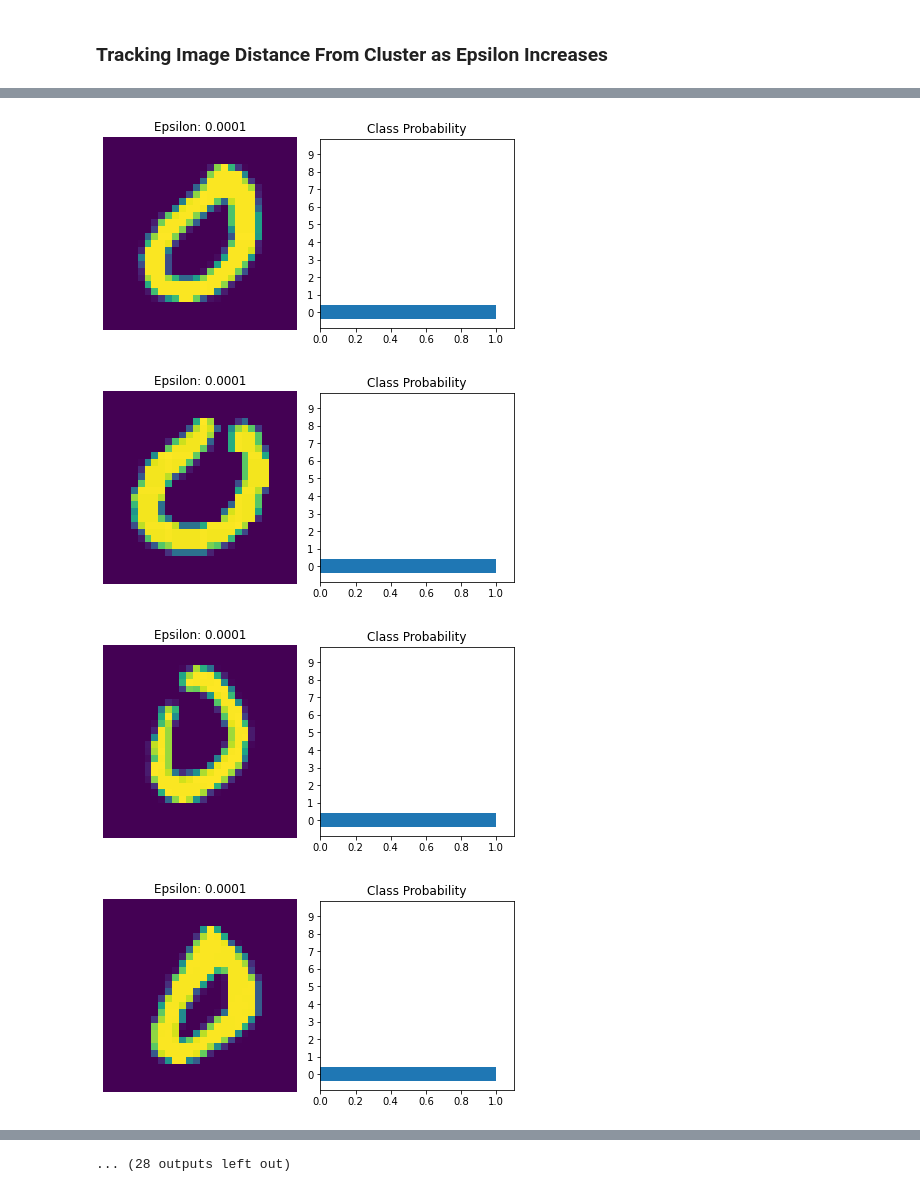
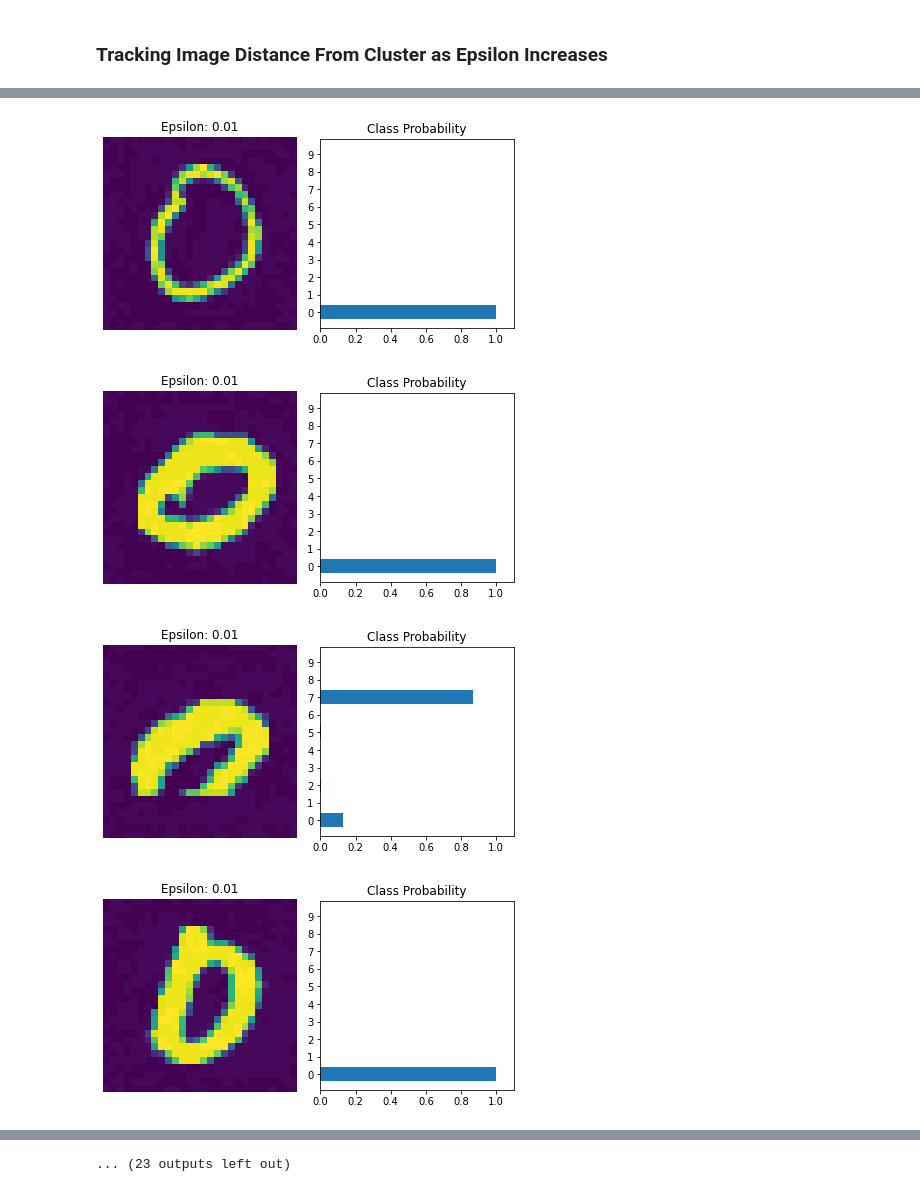
Before and after one commit to aranganath/Adversarial, a Jupyter notebook: tsne_magnitude_of_adversarial_noise_visualization.ipynb, the cells around one changed output, grey strips where cells are left out. Drawn from its saved outputs; the diff is of its cells as text; code cells hidden in the pictures.

```diff
--- a/tsne_magnitude_of_adversarial_noise_visualization.ipynb
+++ b/tsne_magnitude_of_adversarial_noise_visualization.ipynb
@@ -279,15 +145,15 @@ def high_confidence_misclassified_sample_index(clean_outputs, adv_outputs, label
 curr_digit = 0
 eps = 3e-2
 
-loader, labels = one_vs_all_dataloader(X_test, y_test, curr_digit)
+loader, labels = utils.one_vs_all_dataloader(X_test, y_test, curr_digit)
 
 # Generate adversarial samples
-adv_data = add_adversarial_noise(model, loader, eps=eps)
-adv_loader, _ = one_vs_all_dataloader(adv_data, y_test, curr_digit)
+adv_data = utils.add_adversarial_noise(model, loader, eps=eps)
+adv_loader, _ = utils.one_vs_all_dataloader(adv_data, y_test, curr_digit)
 
 # Get model outputs for clean and adversarial data
-clean_outputs = get_network_outputs(model, loader)
-adv_outputs = get_network_outputs(model, adv_loader)
+clean_outputs = utils.get_network_outputs(model, loader)
+adv_outputs = utils.get_network_outputs(model, adv_loader)
 
 interval_indices = model_confidence_intervals(clean_outputs, adv_outputs, labels, curr_digit)
 # %%
@@ -310,6 +176,6 @@ print(intervals_data.shape)
 (10005, 10)
 # %%
 for i, conf_interval in enumerate(intervals):
-    view_classify(torch.from_numpy(X_test[interval_indices[conf_interval][0]]), torch.from_numpy(np.exp(intervals_data[interval_indices[conf_interval][0]])))
-    view_classify(torch.from_numpy(adv_data[interval_indices[conf_interval][0]]), torch.from_numpy(np.exp(intervals_data[interval_indices[conf_interval][1]])))
+    utils.view_classify(torch.from_numpy(X_test[interval_indices[conf_interval][0]]), torch.from_numpy(np.exp(intervals_data[interval_indices[conf_interval][0]])))
+    utils.view_classify(torch.from_numpy(adv_data[interval_indices[conf_interval][0]]), torch.from_numpy(np.exp(intervals_data[interval_indices[conf_interval][1]])))
 # %% [output]
@@ -347,15 +213,15 @@ plt.legend()
 curr_digit = 0
 eps = 3e-2
 
-loader, labels = one_vs_all_dataloader(X_test, y_test, curr_digit)
+loader, labels = utils.one_vs_all_dataloader(X_test, y_test, curr_digit)
 
 # Generate adversarial samples
-adv_data = add_adversarial_noise(model, loader, eps=eps)
-adv_loader, _ = one_vs_all_dataloader(adv_data, y_test, curr_digit)
+adv_data = utils.add_adversarial_noise(model, loader, eps=eps)
+adv_loader, _ = utils.one_vs_all_dataloader(adv_data, y_test, curr_digit)
 
 # Get model outputs for clean and adversarial data
-clean_outputs = get_network_outputs(model, loader)
-adv_outputs = get_network_outputs(model, adv_loader)
+clean_outputs = utils.get_network_outputs(model, loader)
+adv_outputs = utils.get_network_outputs(model, adv_loader)
 
 # Get index of a sample that is misclassified with high confidence by the model
 index_of_sample = high_confidence_misclassified_sample_index(clean_outputs, adv_outputs, labels, curr_digit)
@@ -419,12 +287,14 @@ plt.legend()
 # %% [markdown]
 ### Tracking Image Distance From Cluster as Epsilon Increases
 # %%
+from cleverhans.torch.attacks.fast_gradient_method import fast_gradient_method
+
 curr_digit = 0
-epsilons = [1e-5, 1e-4, 1e-3, 1e-2, 2.5e-2, 5e-2, 7.5e-2, 1e-1]
+epsilons = [1e-3, 1e-2, 2e-2, 3e-2, 5e-2, 7.5e-2, 1e-1]
 num_samples = 5
 
-loader, labels = one_vs_all_dataloader(X_test, y_test, curr_digit)
-model_outputs = get_network_outputs(model, loader)
+loader, labels = utils.one_vs_all_dataloader(X_test, y_test, curr_digit)
+model_outputs = utils.get_network_outputs(model, loader)
 
 # Get num_samples random indices where the model correctly classifies samples of curr_digit
 model_preds = np.argmax(model_outputs, axis=1)
@@ -433,7 +303,7 @@ current_digit_idx = np.where(labels == 1)[0] # Indices of samples belonging to c
 # Intersection of above two arrays
 correctly_classified_curr_digit_samples = np.intersect1d(correct, current_digit_idx, assume_unique=True)
 
-# [num_samples] random samples selected from the correctly classified samples belonging to curr_digit
+# {num_samples} random samples selected from the correctly classified samples belonging to curr_digit
 rand_indices = np.random.randint(0, len(correctly_classified_curr_digit_samples), size=num_samples)
 rand_curr_digit_samples = correctly_classified_curr_digit_samples[rand_indices]
 
@@ -446,14 +316,14 @@ max_idx = X_test.shape[0] # Keeps track of number of samples in output array, to
 for eps in epsilons:
     rand_adv_samples = np.zeros((num_samples, model_outputs.shape[1]), dtype=float)
     for i, sample_idx in enumerate(rand_curr_digit_samples):
-        # Add adversarial noise of eps magnitude to sample
+        # Add adversarial noise of magnitude {eps} to sample
         x = torch.from_numpy(X_test[sample_idx]).unsqueeze(axis=0)
         x_fgm = fast_gradient_method(model, x, eps, np.inf)
         with torch.no_grad():
             adv_output = model(x_fgm).detach().numpy()
             x_fgm = x_fgm.detach().numpy()
 
-        view_classify(torch.from_numpy(x_fgm), torch.from_numpy(np.exp(adv_output)), img_title='Epsilon: ' + str(eps))
+        utils.view_classify(torch.from_numpy(x_fgm), torch.from_numpy(np.exp(adv_output)), img_title='Epsilon: ' + str(eps))
 
         # Add sample's output to outputs array and keep a reference of its index
         rand_adv_samples[i] = adv_output
@@ -469,4 +339,4 @@ for eps in epsilons:
-[figure, old version]
+[figure, new version]
-[figure, old version]
+[figure, new version]
-[figure, old version]
+[figure, new version]
-[figure, old version]
+[figure, new version]
@@ -476,4 +346,4 @@ for eps in epsilons:
-... (28 outputs left out)
+... (23 outputs left out)
 # %%
 model_outputs.shape
 # %% [output]
```
Also changed, not shown: parts of 17 cells of this notebook, 3 other files.
